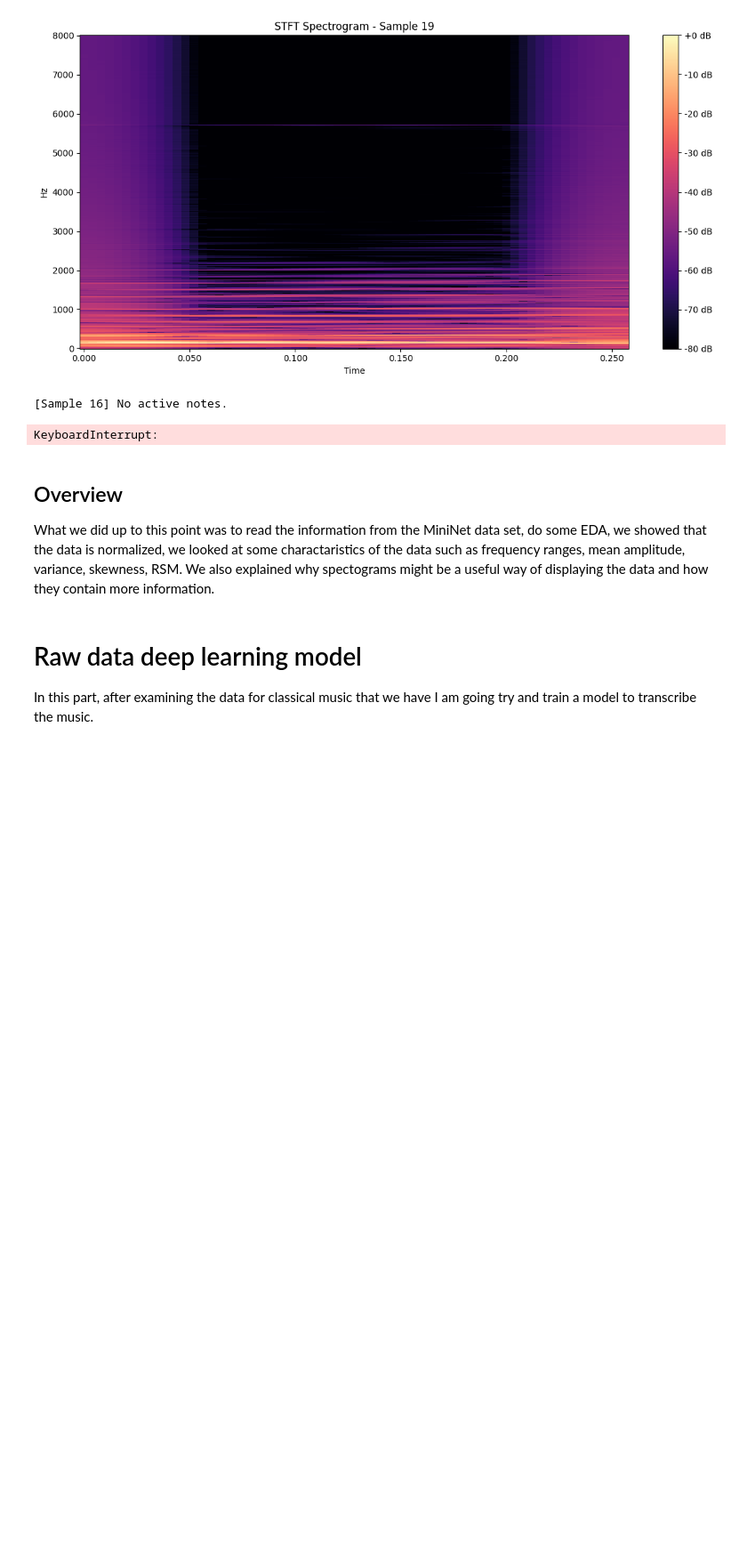
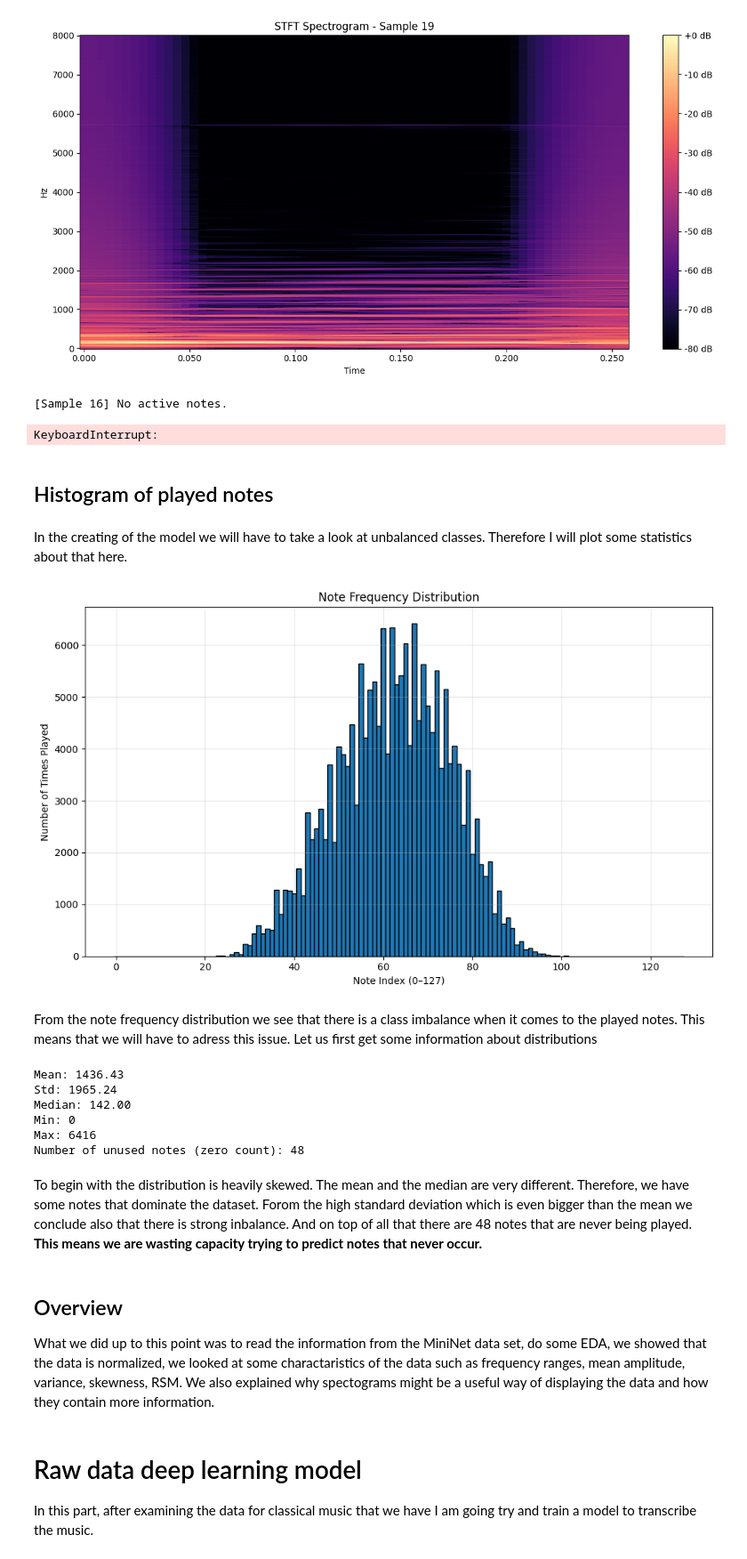
Before and after one commit to Stoymirov/Automated-music-analsis-pipeline-and-EDA, a Jupyter notebook: Classical_music.ipynb, the cells around one changed output. Shown at 89% size. Saved outputs shown, nothing was run; the diff lists cells and outputs as text; code cells hidden in the pictures; blank space fills up the shorter version.

```diff
--- a/Classical_music.ipynb
+++ b/Classical_music.ipynb
@@ -456,6 +463,48 @@ def spectrogram_stats(specs, title):
 spectrogram_stats(Xtrain_spec, "Training Mel Spectrogram Stats")
 # %% [output]
 KeyboardInterrupt:
+# %% [markdown]
+## Histogram of played notes
+# %% [markdown]
+In the creating of the model we will have to take a look at unbalanced classes. Therefore I will plot some statistics about that here.
+# %%
+
+plt.figure(figsize=(10, 6))
+plt.bar(range(128), Ytrain.sum(axis=0), width=1.0, edgecolor='black')
+plt.title('Note Frequency Distribution')
+plt.xlabel('Note Index (0–127)')
+plt.ylabel('Number of Times Played')
+plt.grid(True, alpha=0.3)
+plt.tight_layout()
+plt.show()
+# %% [output]
+[figure, added]
+# %% [markdown]
+From the note frequency distribution we see that there is a class imbalance when it comes to the played notes. This means that we will have to adress this issue. Let us first get some information about distributions
+# %%
+note_counts = Ytrain.sum(axis=0)
+mean_count = note_counts.mean()
+std_count = note_counts.std()
+median_count = np.median(note_counts)
+min_count = note_counts.min()
+max_count = note_counts.max()
+num_zeros = np.sum(note_counts == 0)
+
+print(f"Mean: {mean_count:.2f}")
+print(f"Std: {std_count:.2f}")
+print(f"Median: {median_count:.2f}")
+print(f"Min: {min_count:.0f}")
+print(f"Max: {max_count:.0f}")
+print(f"Number of unused notes (zero count): {num_zeros}")
+# %% [output]
+Mean: 1436.43
+Std: 1965.24
+Median: 142.00
+Min: 0
+Max: 6416
+Number of unused notes (zero count): 48
+# %% [markdown]
+To begin with the distribution is heavily skewed. The mean and the median are very different. Therefore, we have some notes that dominate the dataset. Forom the high standard deviation which is even bigger than the mean we conclude also that there is strong inbalance. And on top of all that there are 48 notes that are never being played. **This means we are wasting capacity trying to predict notes that never occur.**
 # %% [markdown]
 ## Overview
 What we did up to this point was to read the information from the MiniNet data set, do some EDA, we showed that the data is normalized, we looked at some charactaristics of the data such as frequency ranges, mean amplitude, variance, skewness, RSM. We also explained why spectograms might be a useful way of displaying the data and how they contain more information.
```
Also changed, not shown: parts of 51 cells of this notebook.
